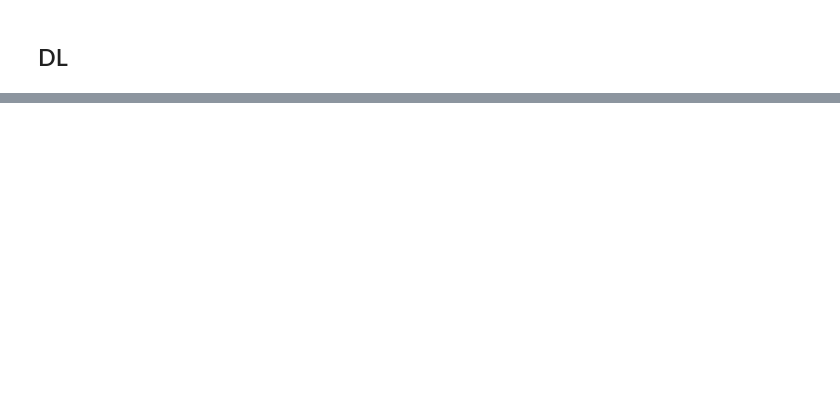
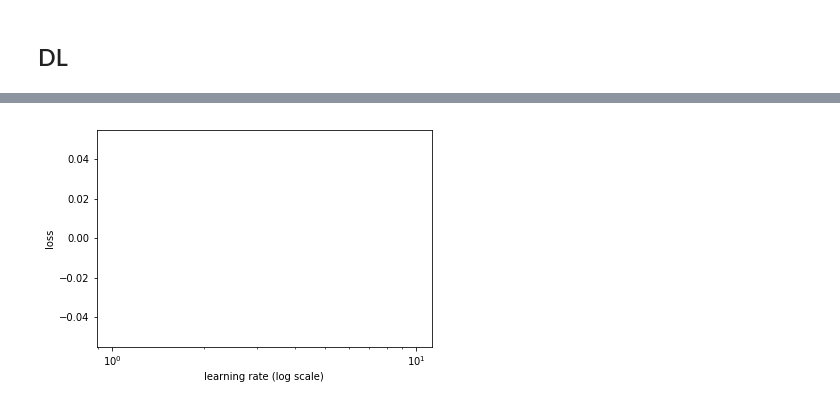
Before and after one commit to noklam/talkingdata-adtracking-fraud-detection, a Jupyter notebook: notebook(1).ipynb, the cells around one changed output, grey strips where cells are left out. Cells and saved outputs as stored; diff of their text form; code cells hidden in the pictures; blank space fills up the shorter version.

```diff
--- a/notebook(1).ipynb
+++ b/notebook(1).ipynb
@@ -281,5 +219,3 @@ for v in contin_vars:
 # %%
 df, y, nas, mapper = proc_df(joined, 'is_attributed', do_scale=True)
 yl = np.log(y)
-# %%
-joined_test = joined_test.set_index("click_timeElapsed")
@@ -295,0 +222,2 @@ joined_test.head()
+# %%
+y = y.astype(np.int64)
@@ -339,5 +243,5 @@ array([48000, 48001, 48002, ..., 59997, 59998, 59999])
 # %%
 import pdb
 # pdb.set_trace()
-md = ColumnarModelData.from_data_frame(path,-1, joined, y.astype(np.float32), cat_flds=cat_vars, bs=128,
+md = ColumnarModelData.from_data_frame(path,[-1], df, y.astype(np.int64), cat_flds=cat_vars, bs=64,
                                        test_df=None,is_reg=False, is_multi=False)
@@ -378,6 +260,6 @@ torch.cuda.current_device()
 # %%
 m = md.get_learner(emb_szs, len(df.columns)-len(cat_vars),
-                   0.04, 1, [1000,500], [0.001,0.01], y_range=1)
+                   0.04, 1, [1000,500], [0.001,0.01], y_range=None)
 lr = 1e-3
 # %%
 tmp = iter(md.trn_dl)
@@ -420,2 +285,4 @@ RuntimeError: cuda runtime error (4) : unspecified launch failure at C:/Users/Ad
 # %%
-m.sched.plot(100)
+m.sched.plot(0,0)
+# %% [output]
+[figure, added]
```
Also changed, not shown: parts of 53 cells of this notebook.
